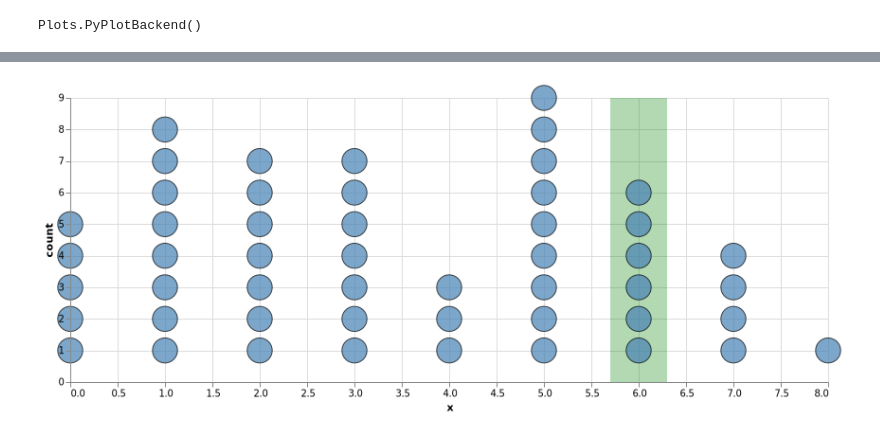
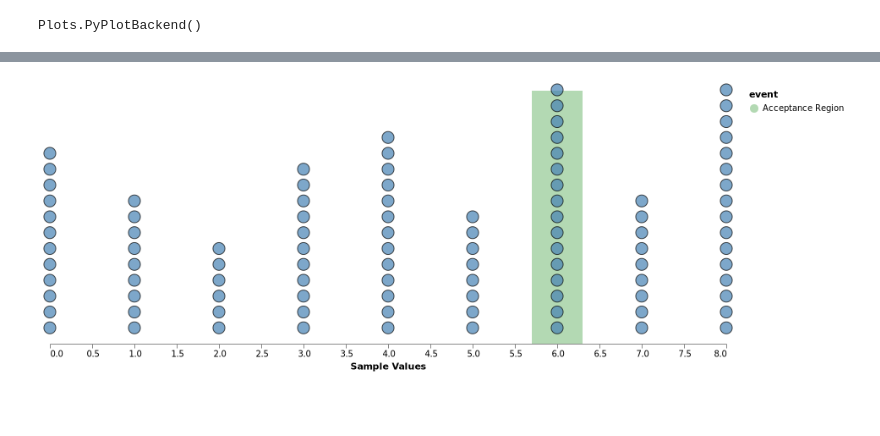
Before and after one commit to davibarreira/Visualizations, a Jupyter notebook: ABC SandBox.ipynb, the cells around one changed output, grey strips where cells are left out. Drawn from its saved outputs; the diff is of its cells as text; code cells hidden in the pictures; blank space fills up the shorter version.

```diff
--- a/ABC SandBox.ipynb
+++ b/ABC SandBox.ipynb
@@ -11,7 +11,7 @@ pyplot()
 Plots.PyPlotBackend()
 # %%
 n, x = 8, 6
-N = 50
+N = 100
 
 # Sample θ' from prior π(θ)
 # Generate z from p(.|θ')
@@ -42,23 +36,25 @@ plot(z,hdots,marker=:o,color=:blue,linewidth=0,
 df = DataFrame([z,hdots]);
 # %%
 spec = [
-@vlplot(width=800, height=300) +
+@vlplot(width=800, height=300, view={stroke=nothing}) +
 @vlplot(
-    data={values={"start"=5.7,"finish"=6.3}},
+    data={values={"start"=5.7,"finish"=6.3, "event"="Acceptance Region"}},
     mark={:rect, color=:green},
     x={"start:q",axis={title=""}},
     x2="finish:q",
+    y={value=1,axis={ticks=false}},
+    color={"event:n",scale={range=["green"]}},
     opacity={value=0.3}
 )+
 @vlplot(
     data=df,
     mark={:circle,strokeWidth=1,stroke=:black,clip=false},
-    size={value=35000/length(z)},
+    size={value=200},
     color={value="#4682b4"},
-    grid=false,
-    x={"x1:q",axis={title="x"}},
-    y={"x2:q",axis={title="count"}})
+    x={"x1:q",axis={title="Sample Values",grid=false}},
+#     y={"x2:q",axis={title="count",ticks=false,grid=false}})
+    y={"x2:q",axis=nothing})
 
 ]
 # %% [output]
-[figure, old version]
+[figure, new version]
```
Also changed, not shown: parts of 3 cells of this notebook, 1 other file.
